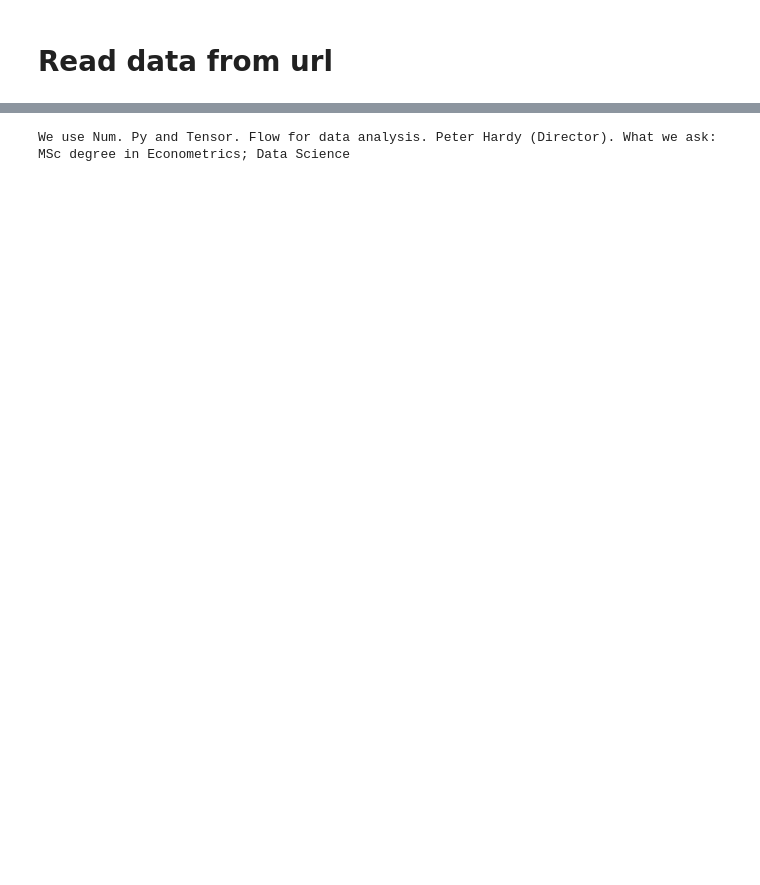
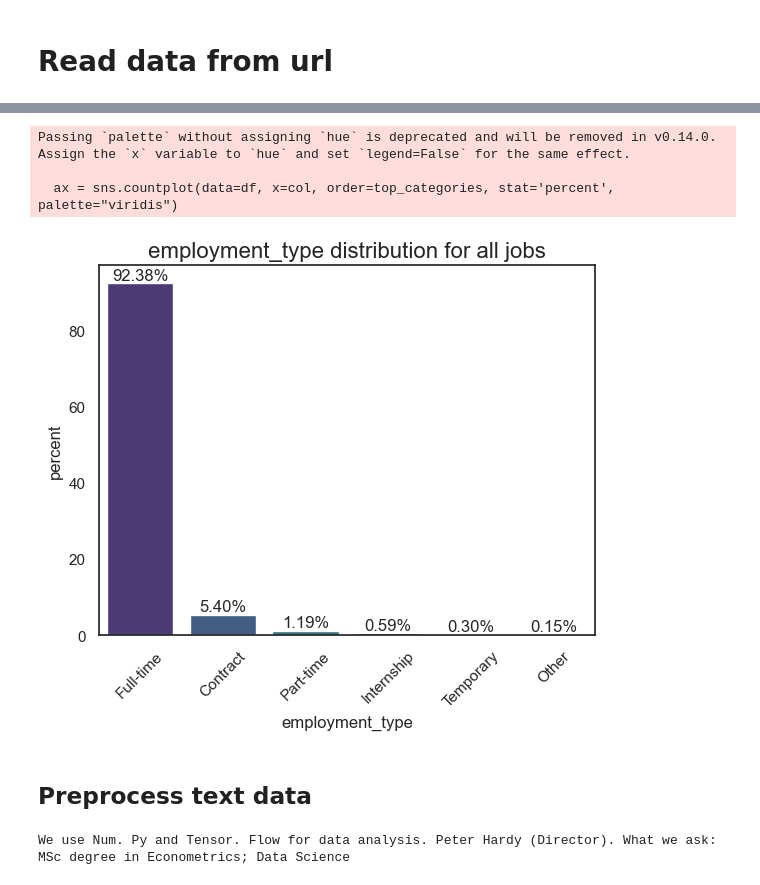
Before and after one commit to lanfeitiao/data_job_analysis, a Jupyter notebook: notebooks/0.01-data-exploration.ipynb, the cells around one changed output, grey strips where cells are left out. Drawn from its saved outputs; the diff is of its cells as text; code cells hidden in the pictures; blank space fills up the shorter version.

Commit message:
add plot for categorical data

```diff
--- a/notebooks/0.01-data-exploration.ipynb
+++ b/notebooks/0.01-data-exploration.ipynb
@@ -1,6 +1,7 @@
 # %%
 import json
 import os
+import pickle
 from langdetect import detect
 import pandas as pd
 import requests
@@ -8,3 +9,6 @@ from bs4 import BeautifulSoup
 import re
 from urllib.parse import urljoin
 from dotenv import load_dotenv
+import seaborn as sns
+import matplotlib.pyplot as plt
+sns.set_theme(style = 'white', palette = 'colorblind')
@@ -50,6 +58,6 @@ start_url = os.getenv('START_URL')
 # Fetch all jobs
 all_jobs = []
 fetch_json_from_url(start_url)
-df = pd.DataFrame(all_jobs)
-print(df.head())
+raw_df = pd.DataFrame(all_jobs)
+print(raw_df.head())
 # %% [output]
@@ -72,0 +73,4 @@ print(df.head())
+# %%
+columns_to_drop = ['entity_urn','id','url']
+df=raw_df.drop(columns=columns_to_drop)
+df.describe()
@@ -73,3 +205,32 @@ print(df.head())
+# %%
+# Function to plot the distribution of categorical data
+def cat_plot(col,df=df, top_n=8):
+    n = df[col].nunique()
+    plot_n = min(top_n,n)
+    top_categories = df[col].value_counts().head(plot_n).index
+    ax = sns.countplot(data=df, x=col, order=top_categories, stat='percent', palette="viridis")
+
+    ax.set_title(f"{col} distribution for all jobs",fontsize=16)
+    #ax.set_xticklabels(ax.get_xticklabels(),rotation=60)
+    #ax.get_xticklabels(set_rotation=60)
+    #ax.set_tick_params(rotation=30, labelsize=10)
+    # ax.set_xticklabels(ax.get_xticklabels(),rotation = 60)
+    ax.tick_params(axis='x', rotation=45)
+
+
+    for bars in ax.containers:
+        ax.bar_label(bars, fmt='{:.2f}%')
+
+    return None
+
+cat_plot(col='employment_type')
+# %% [output]
+Passing `palette` without assigning `hue` is deprecated and will be removed in v0.14.0. Assign the `x` variable to `hue` and set `legend=False` for the same effect.
+
+  ax = sns.countplot(data=df, x=col, order=top_categories, stat='percent', palette="viridis")
+[figure, added]
+# %% [markdown]
+## Preprocess text data
 # %%
 import re
 
```
Also changed, not shown: parts of 26 cells of this notebook.
